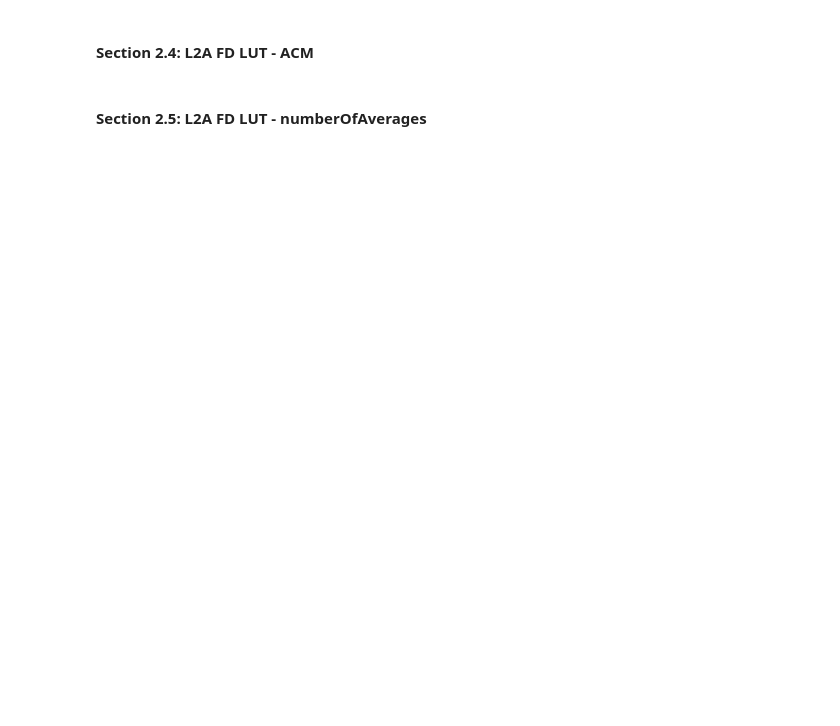
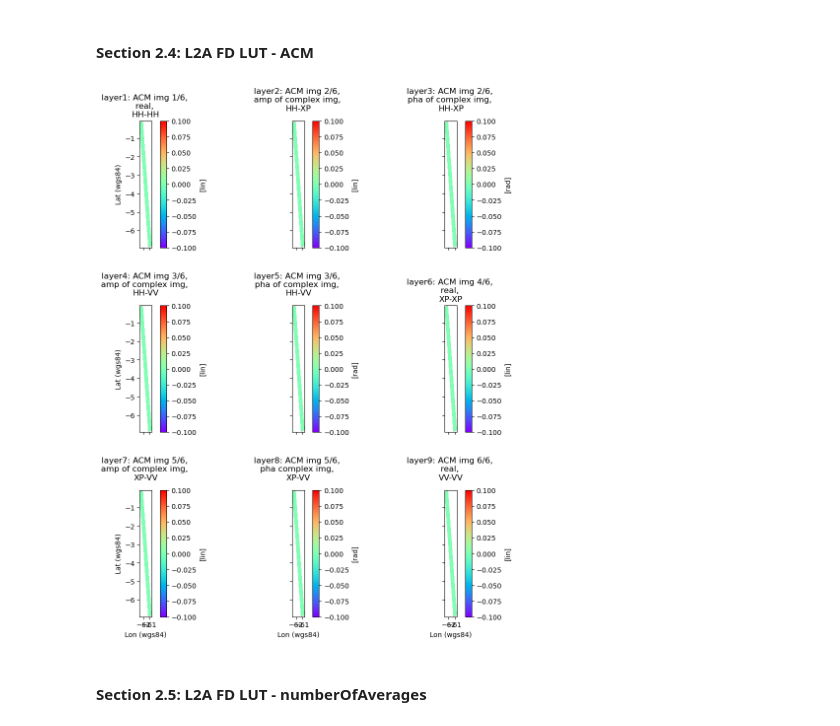
Before and after one commit to BioPAL/data_readers, a Jupyter notebook: HowTo_Use_L2.ipynb, the cells around one changed output. Drawn from its saved outputs; the diff is of its cells as text; code cells hidden in the pictures; blank space fills up the shorter version.

```diff
--- a/HowTo_Use_L2.ipynb
+++ b/HowTo_Use_L2.ipynb
@@ -556,7 +558,8 @@ ax1 = axes[0,0].imshow(
     vmin =  layer1_avg - std_multiplier * layer1_std,
     vmax =  layer1_avg + std_multiplier * layer1_std
 )
-axes[0,0].set_title('layer1 [TBD]')
+# axes[0,0].set_title('layer1 [TBD]')
+axes[0,0].set_title('layer1: ACM img 1/6, \nreal, \nHH-HH')
 axes[0,0].xaxis.set_tick_params(labelleft=False)
 axes[0,0].set_ylabel("Lat (wgs84)")
 
@@ -569,7 +572,8 @@ ax2 = axes[0,1].imshow(
     vmin =  layer2_avg - std_multiplier * layer2_std,
     vmax =  layer2_avg + std_multiplier * layer2_std
 )
-axes[0,1].set_title('layer2 [TBD]')
+# axes[0,1].set_title('layer2 [TBD]')
+axes[0,1].set_title('layer2: ACM img 2/6, \namp of complex img, \nHH-XP',pad=15)
 axes[0,1].yaxis.set_tick_params(labelleft=False)
 axes[0,1].xaxis.set_tick_params(labelleft=False)
 
@@ -582,7 +586,8 @@ ax3 = axes[0,2].imshow(
     vmin =  layer3_avg - std_multiplier * layer3_std,
     vmax =  layer3_avg + std_multiplier * layer3_std
 )
-axes[0,2].set_title('layer3 [TBD]')
+# axes[0,2].set_title('layer3 [TBD]')
+axes[0,2].set_title('layer3: ACM img 2/6, \npha of complex img, \nHH-XP',pad=15)
 axes[0,2].yaxis.set_tick_params(labelleft=False)
 axes[0,2].xaxis.set_tick_params(labelleft=False)
 
@@ -595,7 +600,8 @@ ax4 = axes[1,0].imshow(
     vmin =  layer4_avg - std_multiplier * layer4_std,
     vmax =  layer4_avg + std_multiplier * layer4_std
 )
-axes[1,0].set_title('layer4 [TBD]')
+# axes[1,0].set_title('layer4 [TBD]')
+axes[1,0].set_title('layer4: ACM img 3/6, \namp of complex img, \nHH-VV',pad=15)
 axes[1,0].xaxis.set_tick_params(labelleft=False)
 axes[1,0].set_ylabel("Lat (wgs84)")
 
@@ -608,7 +614,8 @@ ax5 = axes[1,1].imshow(
     vmin =  layer5_avg - std_multiplier * layer5_std,
     vmax =  layer5_avg + std_multiplier * layer5_std
 )
-axes[1,1].set_title('layer5 [TBD]')
+# axes[1,1].set_title('layer5 [TBD]')
+axes[1,1].set_title('layer5: ACM img 3/6, \npha of complex img, \nHH-VV',pad=15)
 axes[1,1].yaxis.set_tick_params(labelleft=False)
 axes[1,1].xaxis.set_tick_params(labelleft=False)
 
@@ -621,7 +628,8 @@ ax6 = axes[1,2].imshow(
     vmin =  layer6_avg - std_multiplier * layer6_std,
     vmax =  layer6_avg + std_multiplier * layer6_std
 )
-axes[1,2].set_title('layer6 [TND]')
+# axes[1,2].set_title('layer6 [TND]')
+axes[1,2].set_title('layer6: ACM img 4/6, \nreal, \nXP-XP')
 axes[1,2].yaxis.set_tick_params(labelleft=False)
 axes[1,2].xaxis.set_tick_params(labelleft=False)
 
@@ -634,48 +642,60 @@ ax7 = axes[2,0].imshow(
     vmin =  layer7_avg - std_multiplier * layer7_std,
     vmax =  layer7_avg + std_multiplier * layer7_std
 )
-axes[2,0].set_title('layer7 [TBD]')
+# axes[2,0].set_title('layer7 [TBD]')
+axes[2,0].set_title('layer7: ACM img 5/6, \namp of complex img, \nXP-VV',pad=15)
 axes[2,0].set_xlabel("Lon (wgs84)")
 axes[2,0].set_ylabel("Lat (wgs84)")
 
 
 ax8 = axes[2,1].imshow(
     layer8,
     cmap='rainbow',
     aspect=aspect_ratio,
     extent=(lons.min(), lons.max(), lats.min(), lats.max()),
     vmin =  layer8_avg - std_multiplier * layer8_std,
     vmax =  layer8_avg + std_multiplier * layer8_std
 )
-axes[2,1].set_title('layer8 [TBD]')
+# axes[2,1].set_title('layer8 [TBD]')
+axes[2,1].set_title('layer8: ACM img 5/6, \npha complex img, \nXP-VV',pad=15)
 axes[2,1].yaxis.set_tick_params(labelleft=False)
 axes[2,1].set_xlabel("Lon (wgs84)")
 
 
 ax9 = axes[2,2].imshow(
     layer9,
     cmap='rainbow',
     aspect=aspect_ratio,
     extent=(lons.min(), lons.max(), lats.min(), lats.max()),
     vmin =  layer9_avg - std_multiplier * layer9_std,
     vmax =  layer9_avg + std_multiplier * layer9_std
 )
-axes[2,2].set_title('layer9 [TBD]')
+# axes[2,2].set_title('layer9 [TBD]')
+axes[2,2].set_title('layer9: ACM img 6/6, \nreal, \nVV-VV',pad=15)
 axes[2,2].yaxis.set_tick_params(labelleft=False)
 axes[2,2].set_xlabel("Lon (wgs84)")
 
-fig.colorbar(ax1, ax=axes[0,0], orientation='vertical', fraction=colorbar_fraction, pad=colorbar_pad)
-fig.colorbar(ax2, ax=axes[0,1], orientation='vertical', fraction=colorbar_fraction, pad=colorbar_pad)
-fig.colorbar(ax3, ax=axes[0,2], orientation='vertical', fraction=colorbar_fraction, pad=colorbar_pad)
-fig.colorbar(ax4, ax=axes[1,0], orientation='vertical', fraction=colorbar_fraction, pad=colorbar_pad)
-fig.colorbar(ax5, ax=axes[1,1], orientation='vertical', fraction=colorbar_fraction, pad=colorbar_pad)
-fig.colorbar(ax6, ax=axes[1,2], orientation='vertical', fraction=colorbar_fraction, pad=colorbar_pad)
-fig.colorbar(ax7, ax=axes[2,0], orientation='vertical', fraction=colorbar_fraction, pad=colorbar_pad)
-fig.colorbar(ax8, ax=axes[2,1], orientation='vertical', fraction=colorbar_fraction, pad=colorbar_pad)
-fig.colorbar(ax9, ax=axes[2,2], orientation='vertical', fraction=colorbar_fraction, pad=colorbar_pad)
+fig.colorbar(ax1, ax=axes[0,0], orientation='vertical', fraction=colorbar_fraction, pad=colorbar_pad, label='[lin]')
+fig.colorbar(ax2, ax=axes[0,1], orientation='vertical', fraction=colorbar_fraction, pad=colorbar_pad, label='[lin]')
+fig.colorbar(ax3, ax=axes[0,2], orientation='vertical', fraction=colorbar_fraction, pad=colorbar_pad, label='[rad]')
+fig.colorbar(ax4, ax=axes[1,0], orientation='vertical', fraction=colorbar_fraction, pad=colorbar_pad, label='[lin]')
+fig.colorbar(ax5, ax=axes[1,1], orientation='vertical', fraction=colorbar_fraction, pad=colorbar_pad, label='[rad]')
+fig.colorbar(ax6, ax=axes[1,2], orientation='vertical', fraction=colorbar_fraction, pad=colorbar_pad, label='[lin]')
+fig.colorbar(ax7, ax=axes[2,0], orientation='vertical', fraction=colorbar_fraction, pad=colorbar_pad, label='[lin]')
+fig.colorbar(ax8, ax=axes[2,1], orientation='vertical', fraction=colorbar_fraction, pad=colorbar_pad, label='[rad]')
+fig.colorbar(ax9, ax=axes[2,2], orientation='vertical', fraction=colorbar_fraction, pad=colorbar_pad, label='[lin]')
 
-fig.tight_layout()
+# fig.tight_layout()
+
+fig.tight_layout(
+    pad=3.0,     # padding around the figure
+    w_pad=2.0,   # horizontal space btw subplots
+    h_pad=3.0    # vertical space btw subplots
+)
+
 plt.show()
+# %% [output]
+[figure, added]
 # %% [markdown]
 #### Section 2.5: L2A FD LUT -  numberOfAverages
 # %%
```
Also changed, not shown: parts of 19 cells of this notebook.
